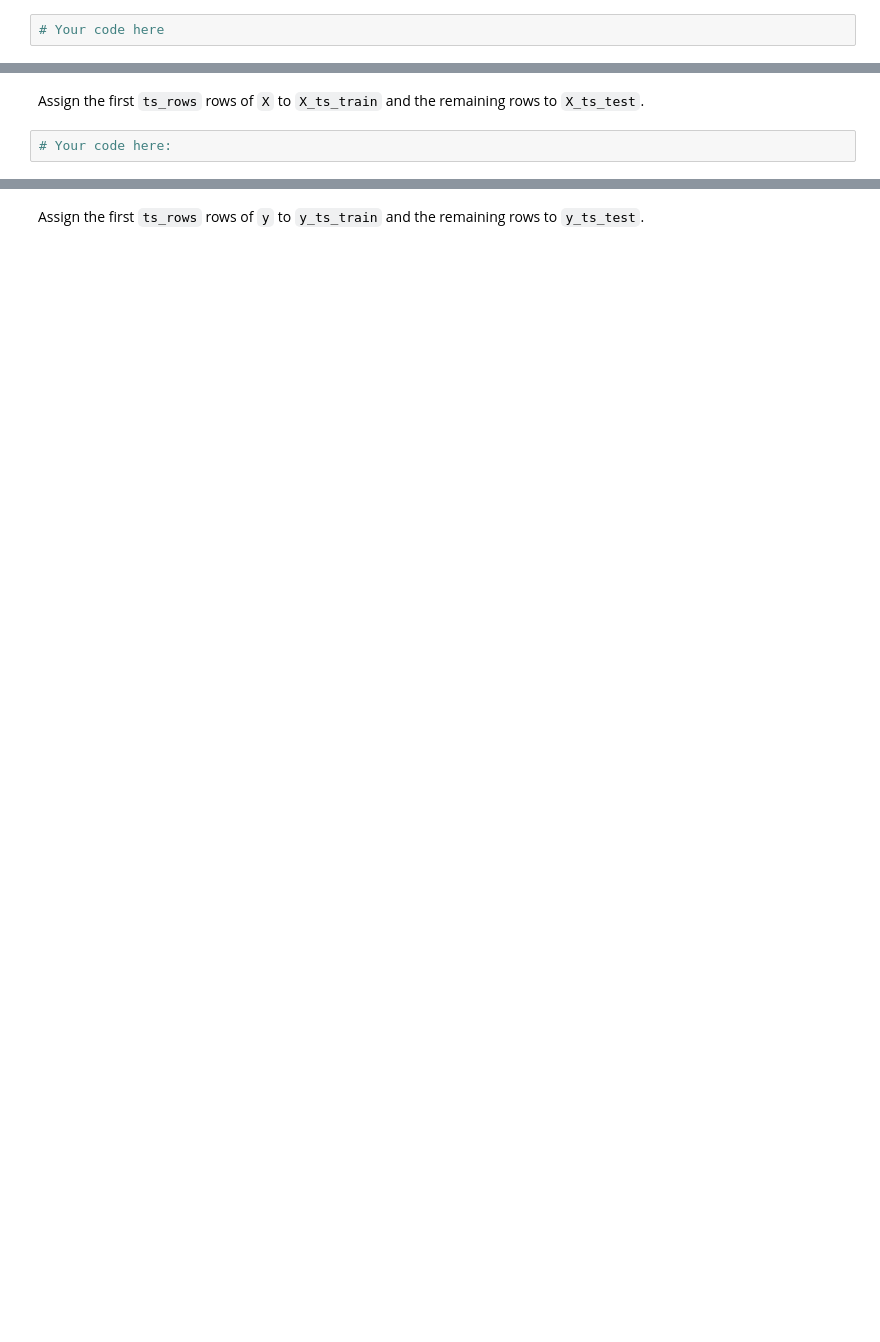
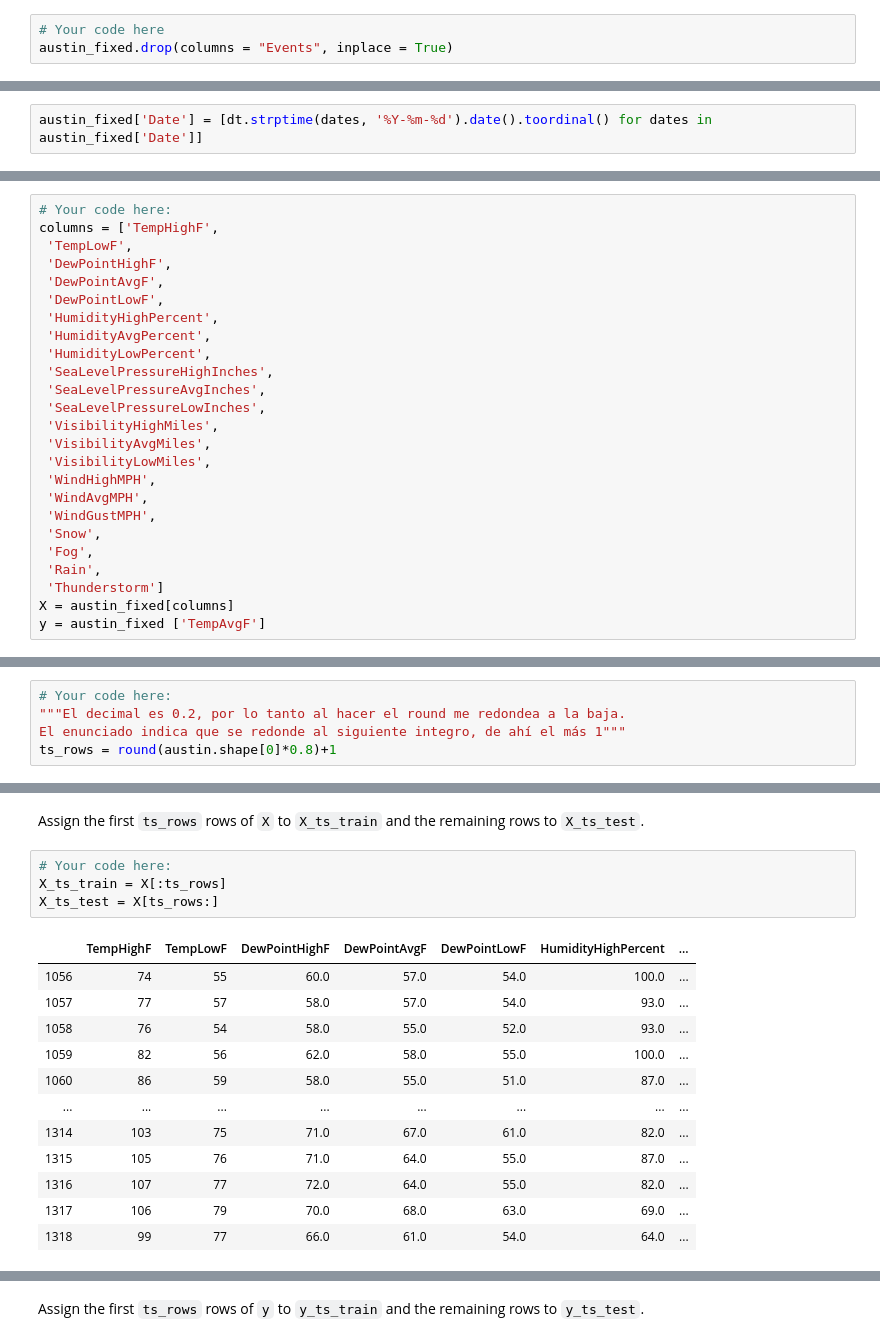
Before and after one commit to ta-datapt-bcn/lab-intro-to-ml, a Jupyter notebook: your-code/main.ipynb, the cells around one changed output, grey strips where cells are left out. Saved outputs shown, nothing was run; the diff lists cells and outputs as text; blank space fills up the shorter version.

```diff
--- a/your-code/main.ipynb
+++ b/your-code/main.ipynb
@@ -179,3 +376,4 @@ You will check the *Events* column. If its string value contains `Rain`, then th
 #### If your code worked correctly, now we can drop the `Events` column as we don't need it any more.
 # %%
 # Your code here
+austin_fixed.drop(columns = "Events", inplace = True)
@@ -192,3 +402,5 @@ Here you can find the [reference](https://docs.python.org/3/library/datetime.htm
+# %%
+austin_fixed['Date'] = [dt.strptime(dates, '%Y-%m-%d').date().toordinal() for dates in austin_fixed['Date']]
 # %% [markdown]
 #### Print `austin_fixed` to check your `Date` column.
 # %%
@@ -235,3 +453,28 @@ In the next cell, assign the `TempAvgF` column to `y` and the remaining columns
+# %%
+# Your code here:
+columns = ['TempHighF',
+ 'TempLowF',
+ 'DewPointHighF',
+ 'DewPointAvgF',
+ 'DewPointLowF',
+ 'HumidityHighPercent',
+ 'HumidityAvgPercent',
+ 'HumidityLowPercent',
+ 'SeaLevelPressureHighInches',
+ 'SeaLevelPressureAvgInches',
+ 'SeaLevelPressureLowInches',
+ 'VisibilityHighMiles',
+ 'VisibilityAvgMiles',
+ 'VisibilityLowMiles',
+ 'WindHighMPH',
+ 'WindAvgMPH',
+ 'WindGustMPH',
+ 'Snow',
+ 'Fog',
+ 'Rain',
+ 'Thunderstorm']
+X = austin_fixed[columns]
+y = austin_fixed ['TempAvgF']
 # %% [markdown]
 In the next cell, import `train_test_split` from `sklearn.model_selection`
 # %%
@@ -257,0 +501,5 @@ In the following cell, compute the number of rows that account for 80% of our da
+# %%
+# Your code here:
+"""El decimal es 0.2, por lo tanto al hacer el round me redondea a la baja.
+El enunciado indica que se redonde al siguiente integro, de ahí el más 1"""
+ts_rows = round(austin.shape[0]*0.8)+1
@@ -259,3 +511,18 @@ In the following cell, compute the number of rows that account for 80% of our da
 Assign the first `ts_rows` rows of `X` to `X_ts_train` and the remaining rows to `X_ts_test`.
 # %%
 # Your code here:
+X_ts_train = X[:ts_rows]
+X_ts_test = X[ts_rows:]
+# %% [output]
+|  | TempHighF | TempLowF | DewPointHighF | DewPointAvgF | DewPointLowF | HumidityHighPercent | ... |
+| 1056 | 74 | 55 | 60.0 | 57.0 | 54.0 | 100.0 | ... |
+| 1057 | 77 | 57 | 58.0 | 57.0 | 54.0 | 93.0 | ... |
+| 1058 | 76 | 54 | 58.0 | 55.0 | 52.0 | 93.0 | ... |
+| 1059 | 82 | 56 | 62.0 | 58.0 | 55.0 | 100.0 | ... |
+| 1060 | 86 | 59 | 58.0 | 55.0 | 51.0 | 87.0 | ... |
+| ... | ... | ... | ... | ... | ... | ... | ... |
+| 1314 | 103 | 75 | 71.0 | 67.0 | 61.0 | 82.0 | ... |
+| 1315 | 105 | 76 | 71.0 | 64.0 | 55.0 | 87.0 | ... |
+| 1316 | 107 | 77 | 72.0 | 64.0 | 55.0 | 82.0 | ... |
+| 1317 | 106 | 79 | 70.0 | 68.0 | 63.0 | 69.0 | ... |
+| 1318 | 99 | 77 | 66.0 | 61.0 | 54.0 | 64.0 | ... |
```
Also changed, not shown: parts of 46 cells of this notebook.
